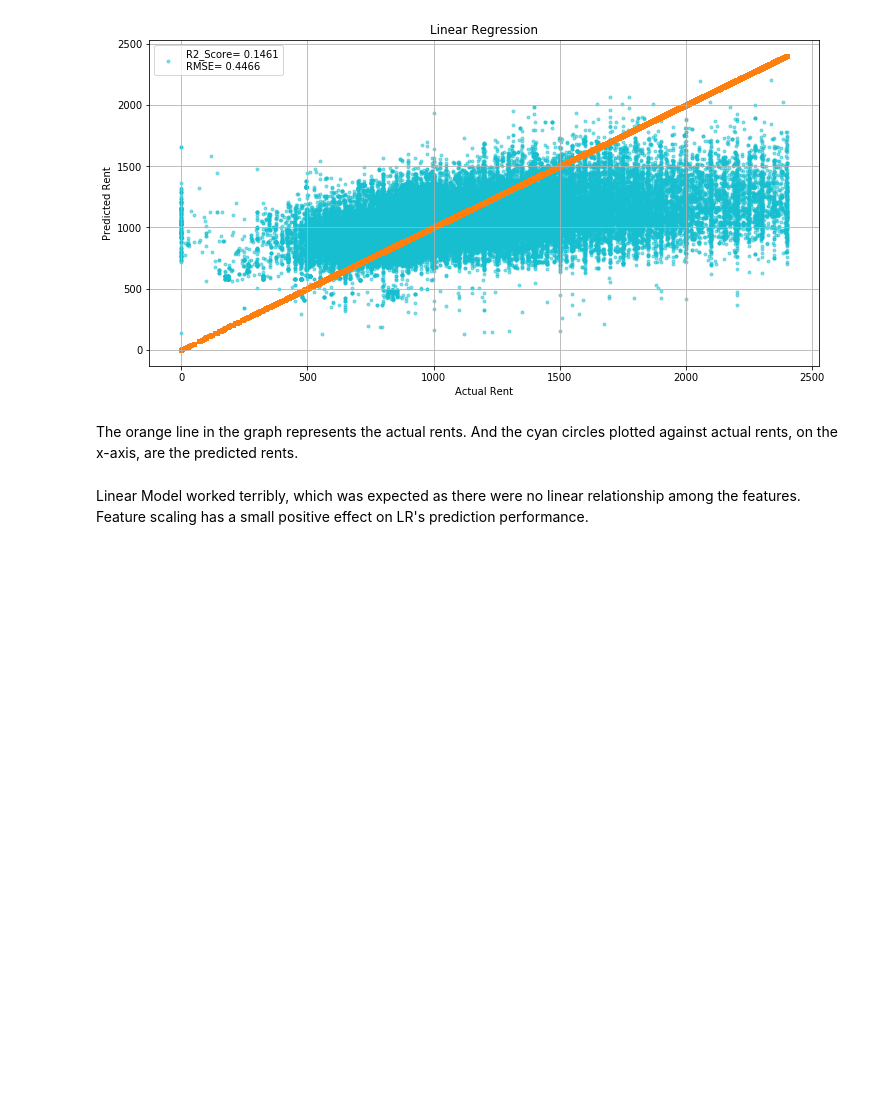
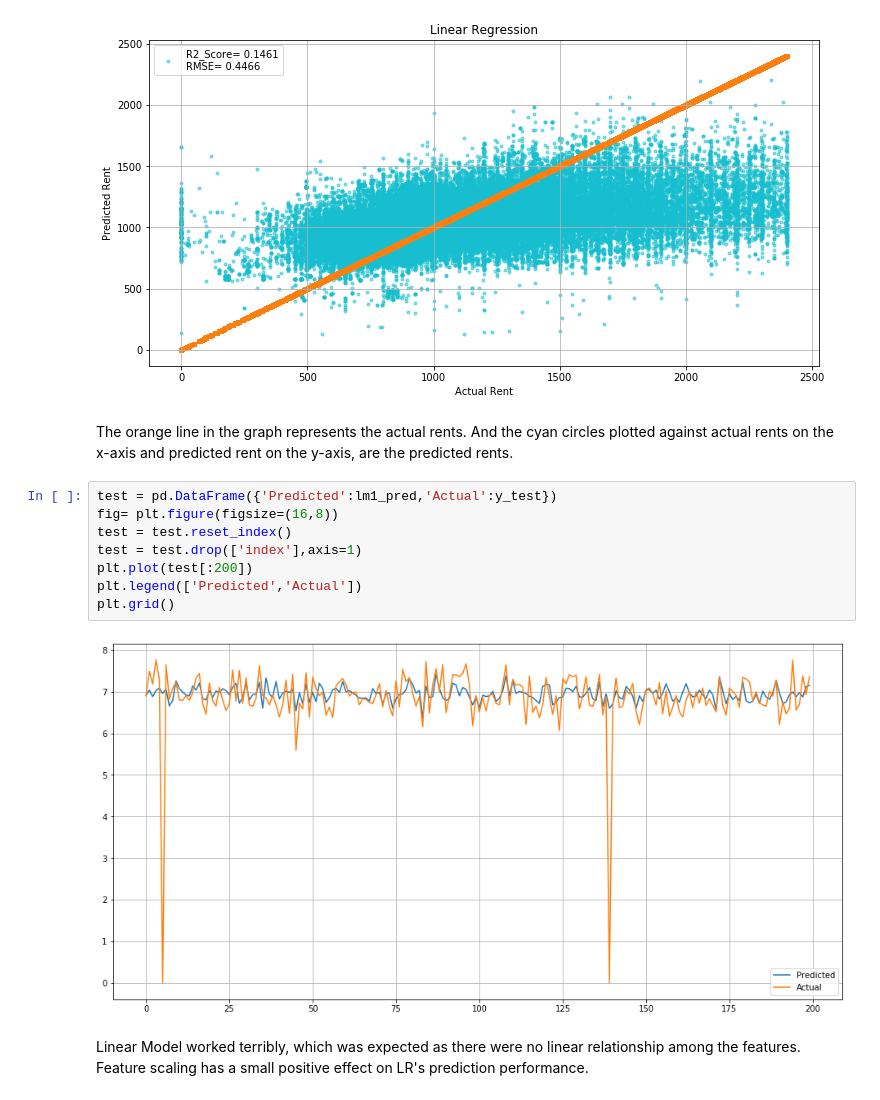
Before and after one commit to rekib0023/House-Rent-Prediction-Pipeline-Overview, a Jupyter notebook: Step-3 Model Building.ipynb, the cells around one changed output. Cells and saved outputs as stored; diff of their text form; blank space fills up the shorter version.

Commit message:
updated plot

```diff
--- a/Step-3 Model Building.ipynb
+++ b/Step-3 Model Building.ipynb
@@ -128,7 +131,17 @@ RMSE: 0.44661538447407306
 R2_Score:  0.14606324478377508
 [figure]
 # %% [markdown]
-The orange line in the graph represents the actual rents. And the cyan circles plotted against actual rents, on the x-axis, are the predicted rents.
+The orange line in the graph represents the actual rents. And the cyan circles plotted against actual rents on the x-axis and predicted rent on the y-axis, are the predicted rents.
+# %%
+test = pd.DataFrame({'Predicted':lm1_pred,'Actual':y_test})
+fig= plt.figure(figsize=(16,8))
+test = test.reset_index()
+test = test.drop(['index'],axis=1)
+plt.plot(test[:200])
+plt.legend(['Predicted','Actual'])
+plt.grid()
+# %% [output]
+[figure, added]
 # %% [markdown]
 Linear Model worked terribly, which was expected as there were no linear relationship among the features. Feature scaling has a small positive effect on LR's prediction performance.
 # %% [markdown]
```
Also changed, not shown: parts of 10 cells of this notebook, 6 other files.
